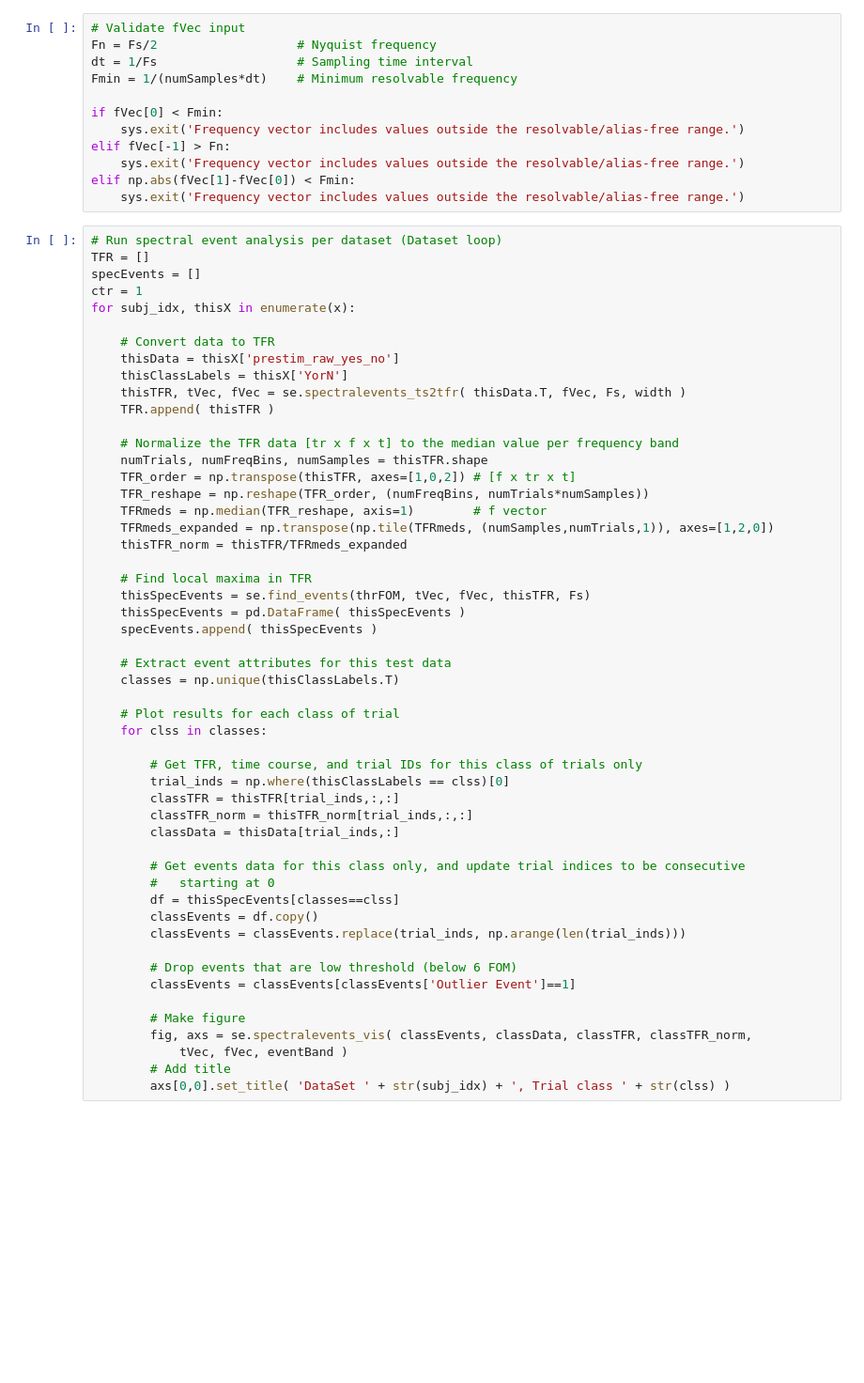
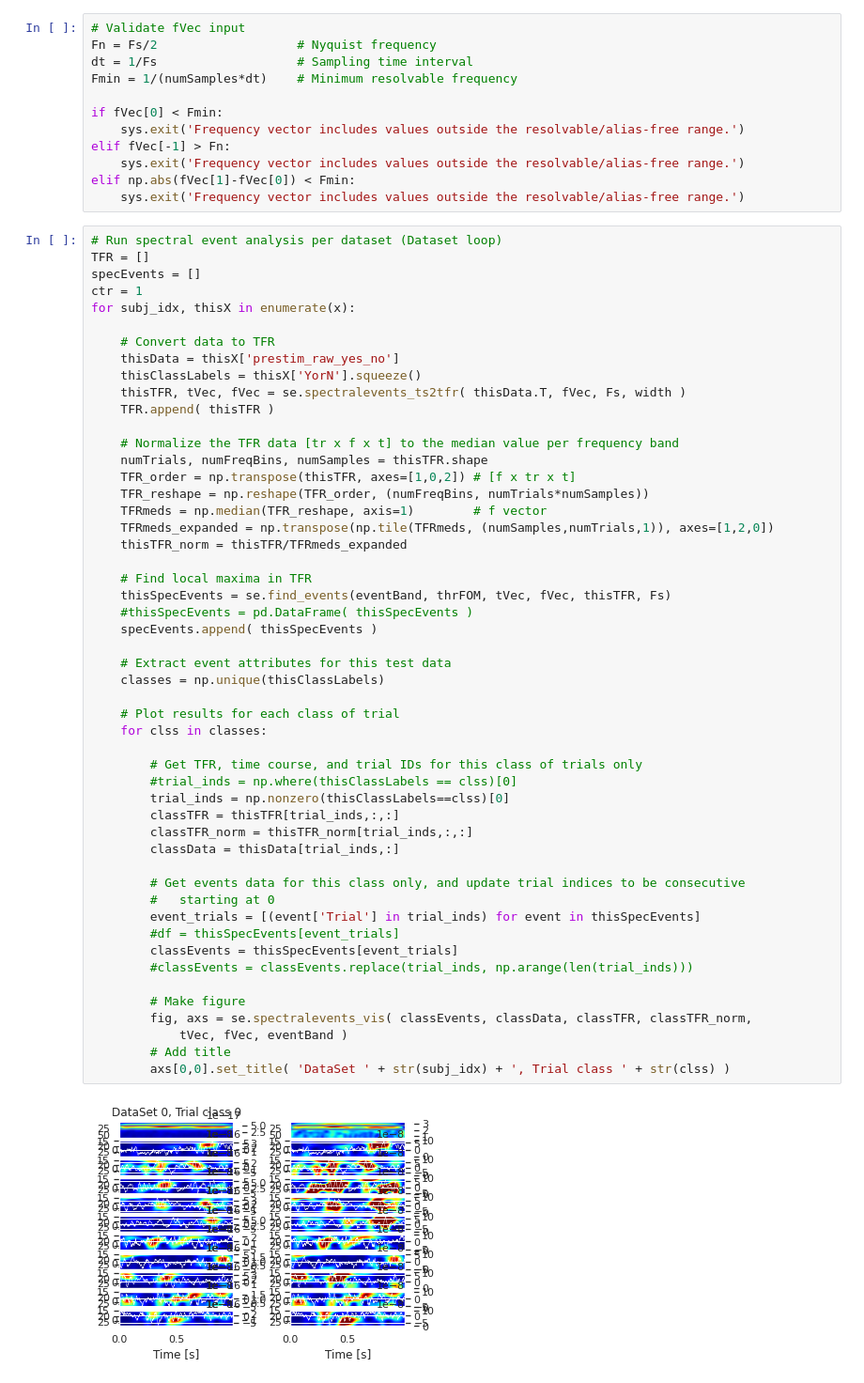
Before and after one commit to jonescompneurolab/SpectralEvents, a Jupyter notebook: tutorial.ipynb, the cells around one changed output. Shown at 94% size. Saved outputs shown, nothing was run; the diff lists cells and outputs as text; blank space fills up the shorter version.

```diff
--- a/tutorial.ipynb
+++ b/tutorial.ipynb
@@ -77,47 +76,47 @@ for subj_idx, thisX in enumerate(x):
 
     # Convert data to TFR
     thisData = thisX['prestim_raw_yes_no']
-    thisClassLabels = thisX['YorN']
+    thisClassLabels = thisX['YorN'].squeeze()
     thisTFR, tVec, fVec = se.spectralevents_ts2tfr( thisData.T, fVec, Fs, width )
     TFR.append( thisTFR )
 
     # Normalize the TFR data [tr x f x t] to the median value per frequency band
     numTrials, numFreqBins, numSamples = thisTFR.shape
     TFR_order = np.transpose(thisTFR, axes=[1,0,2]) # [f x tr x t]
     TFR_reshape = np.reshape(TFR_order, (numFreqBins, numTrials*numSamples))
     TFRmeds = np.median(TFR_reshape, axis=1)        # f vector
     TFRmeds_expanded = np.transpose(np.tile(TFRmeds, (numSamples,numTrials,1)), axes=[1,2,0])
     thisTFR_norm = thisTFR/TFRmeds_expanded
 
     # Find local maxima in TFR
-    thisSpecEvents = se.find_events(thrFOM, tVec, fVec, thisTFR, Fs)
-    thisSpecEvents = pd.DataFrame( thisSpecEvents )
+    thisSpecEvents = se.find_events(eventBand, thrFOM, tVec, fVec, thisTFR, Fs)
+    #thisSpecEvents = pd.DataFrame( thisSpecEvents )
     specEvents.append( thisSpecEvents )
 
     # Extract event attributes for this test data
-    classes = np.unique(thisClassLabels.T)
+    classes = np.unique(thisClassLabels)
 
     # Plot results for each class of trial
     for clss in classes:
 
         # Get TFR, time course, and trial IDs for this class of trials only
-        trial_inds = np.where(thisClassLabels == clss)[0]
+        #trial_inds = np.where(thisClassLabels == clss)[0]
+        trial_inds = np.nonzero(thisClassLabels==clss)[0]
         classTFR = thisTFR[trial_inds,:,:]
         classTFR_norm = thisTFR_norm[trial_inds,:,:]
         classData = thisData[trial_inds,:]
 
         # Get events data for this class only, and update trial indices to be consecutive
         #   starting at 0
-        df = thisSpecEvents[classes==clss]
-        classEvents = df.copy()
-        classEvents = classEvents.replace(trial_inds, np.arange(len(trial_inds)))
-
-        # Drop events that are low threshold (below 6 FOM)
-        classEvents = classEvents[classEvents['Outlier Event']==1]
+        event_trials = [(event['Trial'] in trial_inds) for event in thisSpecEvents]
+        #df = thisSpecEvents[event_trials]
+        classEvents = thisSpecEvents[event_trials]
+        #classEvents = classEvents.replace(trial_inds, np.arange(len(trial_inds)))
 
         # Make figure
         fig, axs = se.spectralevents_vis( classEvents, classData, classTFR, classTFR_norm,
             tVec, fVec, eventBand )
         # Add title
         axs[0,0].set_title( 'DataSet ' + str(subj_idx) + ', Trial class ' + str(clss) )
 # %% [output]
+[figure, added]
```
Also changed, not shown: parts of 2 cells of this notebook, 1 other file.
